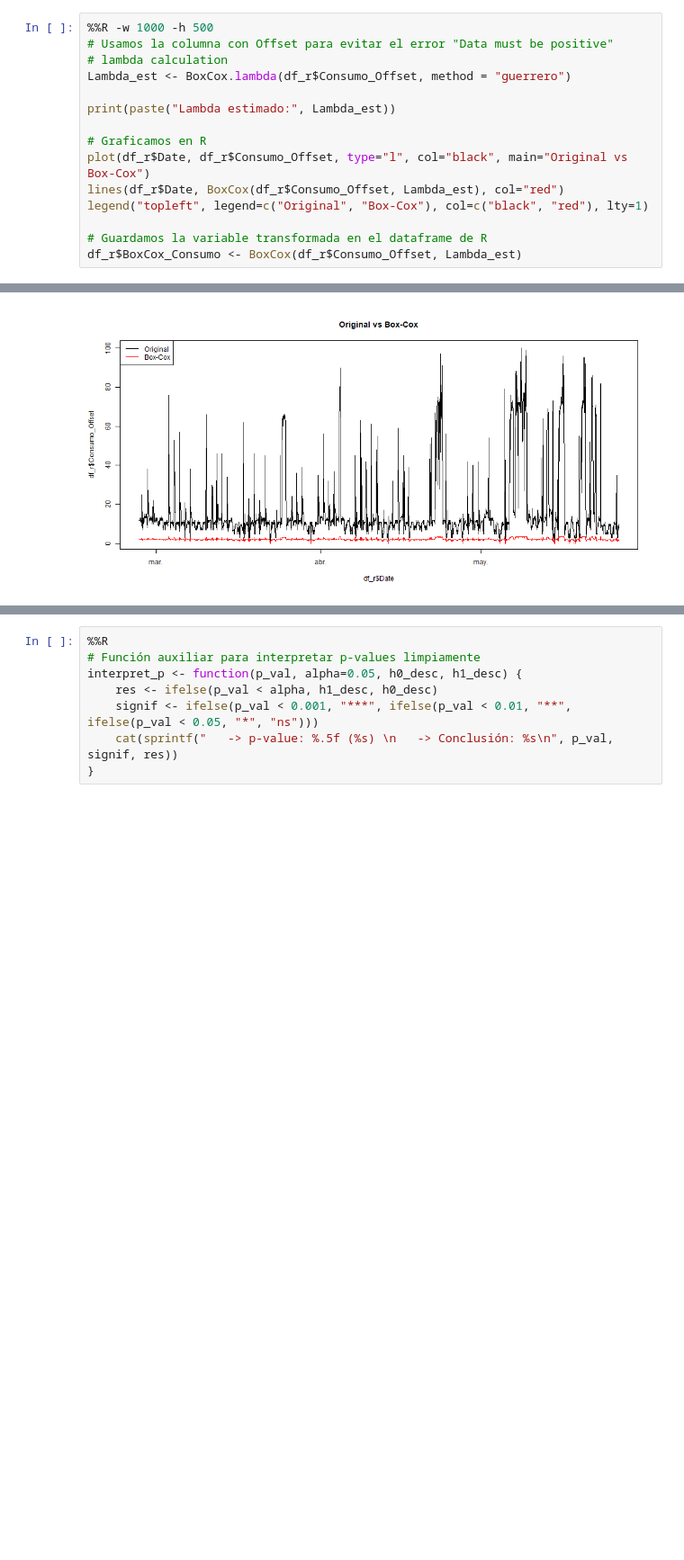
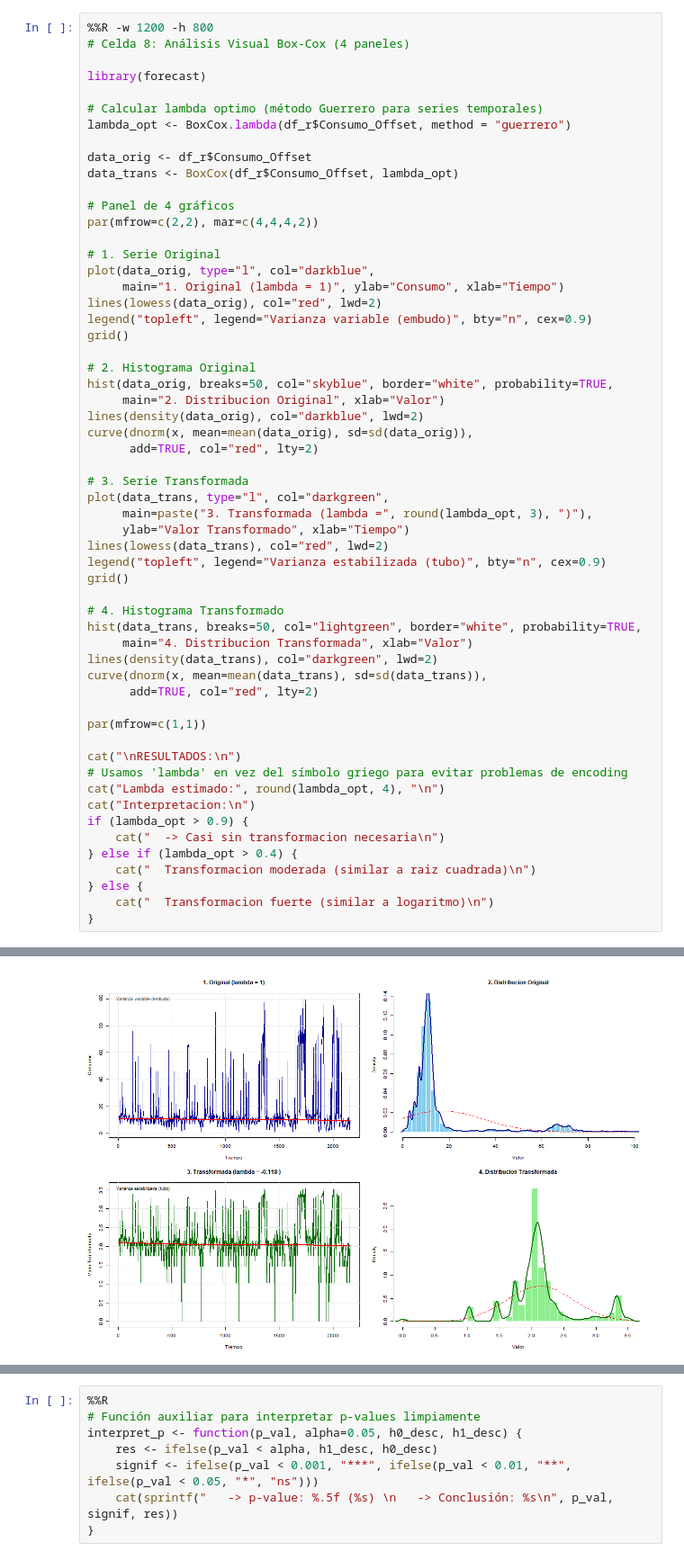
Before and after one commit to Plealm/Prediccion_Probabilistica, a Jupyter notebook: codigo_final_organizado/Aplicaciones/Aplicaciones_con_analisis/electricity_analisis.ipynb, the cells around one changed output, grey strips where cells are left out. Shown at 90% size. Saved outputs shown, nothing was run; the diff lists cells and outputs as text; blank space fills up the shorter version.

```diff
--- a/codigo_final_organizado/Aplicaciones/Aplicaciones_con_analisis/electricity_analisis.ipynb
+++ b/codigo_final_organizado/Aplicaciones/Aplicaciones_con_analisis/electricity_analisis.ipynb
@@ -232,16 +279,58 @@ par(mfrow=c(1,1))
 # %%
-%%R -w 1000 -h 500
-# Usamos la columna con Offset para evitar el error "Data must be positive"
-# lambda calculation
-Lambda_est <- BoxCox.lambda(df_r$Consumo_Offset, method = "guerrero")
+%%R -w 1200 -h 800
+# Celda 8: Análisis Visual Box-Cox (4 paneles)
 
-print(paste("Lambda estimado:", Lambda_est))
+library(forecast)
 
-# Graficamos en R
-plot(df_r$Date, df_r$Consumo_Offset, type="l", col="black", main="Original vs Box-Cox")
-lines(df_r$Date, BoxCox(df_r$Consumo_Offset, Lambda_est), col="red")
-legend("topleft", legend=c("Original", "Box-Cox"), col=c("black", "red"), lty=1)
+# Calcular lambda optimo (método Guerrero para series temporales)
+lambda_opt <- BoxCox.lambda(df_r$Consumo_Offset, method = "guerrero")
 
-# Guardamos la variable transformada en el dataframe de R
-df_r$BoxCox_Consumo <- BoxCox(df_r$Consumo_Offset, Lambda_est)
+data_orig <- df_r$Consumo_Offset
+data_trans <- BoxCox(df_r$Consumo_Offset, lambda_opt)
+
+# Panel de 4 gráficos
+par(mfrow=c(2,2), mar=c(4,4,4,2))
+
+# 1. Serie Original
+plot(data_orig, type="l", col="darkblue",
+     main="1. Original (lambda = 1)", ylab="Consumo", xlab="Tiempo")
+lines(lowess(data_orig), col="red", lwd=2)
+legend("topleft", legend="Varianza variable (embudo)", bty="n", cex=0.9)
+grid()
+
+# 2. Histograma Original
+hist(data_orig, breaks=50, col="skyblue", border="white", probability=TRUE,
+     main="2. Distribucion Original", xlab="Valor")
+lines(density(data_orig), col="darkblue", lwd=2)
+curve(dnorm(x, mean=mean(data_orig), sd=sd(data_orig)),
+      add=TRUE, col="red", lty=2)
+
+# 3. Serie Transformada
+plot(data_trans, type="l", col="darkgreen",
+     main=paste("3. Transformada (lambda =", round(lambda_opt, 3), ")"),
+     ylab="Valor Transformado", xlab="Tiempo")
+lines(lowess(data_trans), col="red", lwd=2)
+legend("topleft", legend="Varianza estabilizada (tubo)", bty="n", cex=0.9)
+grid()
+
+# 4. Histograma Transformado
+hist(data_trans, breaks=50, col="lightgreen", border="white", probability=TRUE,
+     main="4. Distribucion Transformada", xlab="Valor")
+lines(density(data_trans), col="darkgreen", lwd=2)
+curve(dnorm(x, mean=mean(data_trans), sd=sd(data_trans)),
+      add=TRUE, col="red", lty=2)
+
+par(mfrow=c(1,1))
+
+cat("\nRESULTADOS:\n")
+# Usamos 'lambda' en vez del símbolo griego para evitar problemas de encoding
+cat("Lambda estimado:", round(lambda_opt, 4), "\n")
+cat("Interpretacion:\n")
+if (lambda_opt > 0.9) {
+    cat("  -> Casi sin transformacion necesaria\n")
+} else if (lambda_opt > 0.4) {
+    cat("  Transformacion moderada (similar a raiz cuadrada)\n")
+} else {
+    cat("  Transformacion fuerte (similar a logaritmo)\n")
+}
 # %% [output]
@@ -249,2 +341,2 @@ df_r$BoxCox_Consumo <- BoxCox(df_r$Consumo_Offset, Lambda_est)
-[figure, old version]
+[figure, new version]
 # %%
```
Also changed, not shown: parts of 53 cells of this notebook, 8 other files.
